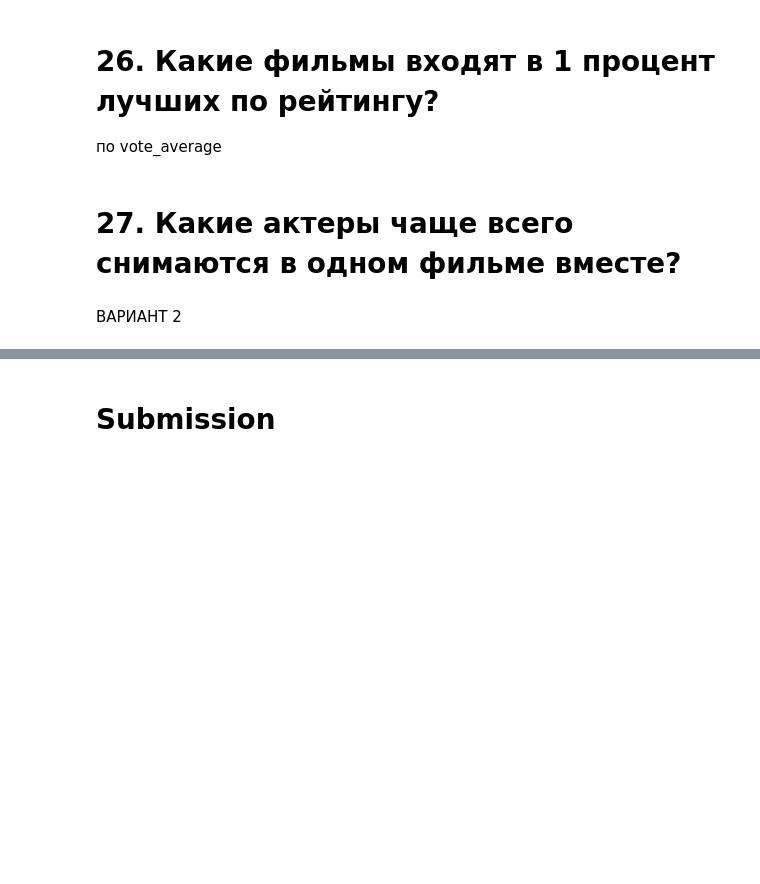
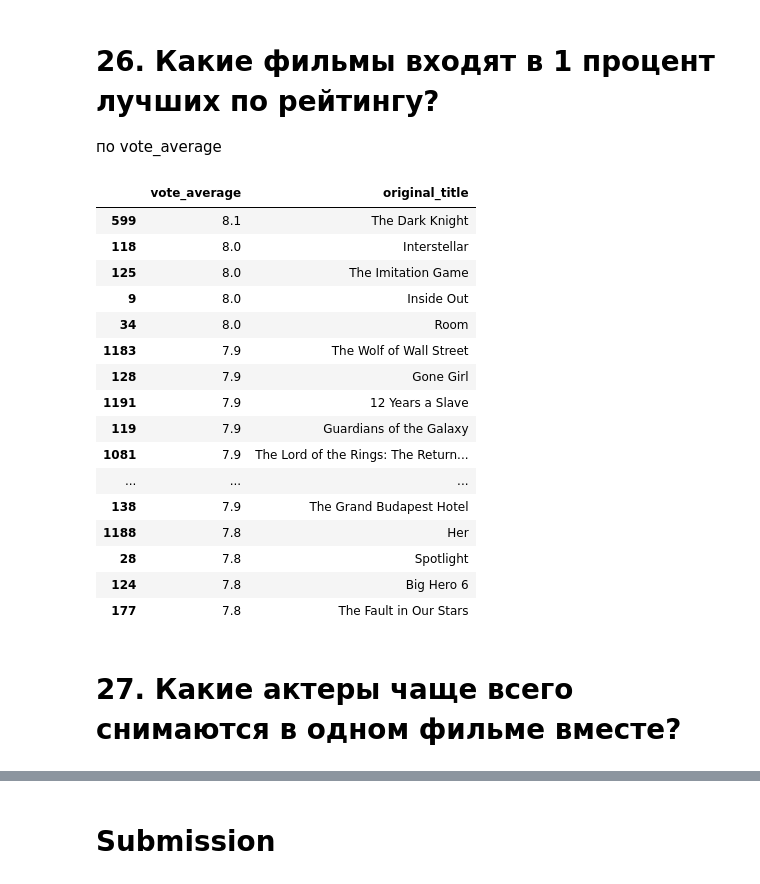
Before and after one commit to mkosterin/dscience, a Jupyter notebook: skillfactory_rds/Movies_IMBD_v4.1_TEMPLATE.ipynb, the cells around one changed output, grey strips where cells are left out. Cells and saved outputs as stored; diff of their text form; code cells hidden in the pictures; blank space fills up the shorter version.

```diff
--- a/who_is_million/Movies_IMBD_v4.1_TEMPLATE.ipynb
+++ b/skillfactory_rds/Movies_IMBD_v4.1_TEMPLATE.ipynb
@@ -440,7 +445,7 @@ Name: profit, dtype: int64
 # %% [markdown]
 # 21. В каком месяце за все годы суммарно вышло больше всего фильмов?
 # %%
-answers['21'] = '9'
+answers['21'] = 'Сентябрь'
 display(data.groupby(['release_month'])[['imdb_id']].count().sort_values(['imdb_id'], ascending = False))
 # %% [output]
 |  | imdb_id |
@@ -467,3 +472,18 @@ display(data[data.release_month.isin(summer_months)].imdb_id.count())
 450
 # %% [markdown]
 # 23. Для какого режиссера зима – самое продуктивное время года?
+# %%
+answers['23'] = 'Peter Jackson'
+winter_months= [12, 1, 2]
+
+df_winter = data[data.release_month.isin(winter_months)]
+
+def cast(df):
+    who = []
+    for i in range(len(df)):
+        for j in df.iloc[i].director.split('|'):
+            who.append(j)
+    who_series = pd.Series(who)
+    return who_series
+
+display(cast(df_winter).value_counts())
@@ -470,2 +503,8 @@ display(data[data.release_month.isin(summer_months)].imdb_id.count())
 # %% [markdown]
 # 24. Какая студия дает самые длинные названия своим фильмам по количеству символов?
+# %%
+answers['24'] = 'Four By Two Productions'
+
+
+
+display(data[data.title_length == data.title_length.max()].production_companies)
@@ -472,2 +514,18 @@ display(data[data.release_month.isin(summer_months)].imdb_id.count())
 # %% [markdown]
 # 25. Описание фильмов какой студии в среднем самые длинные по количеству слов?
+# %%
+answers['25'] = 'Midnight Picture Show'
+
+def longest_mean(df):
+    who = []
+    length = []
+    for i in range(len(df)):
+        for j in df.iloc[i].production_companies.split('|'):
+            who.append(j)
+            length.append(df.iloc[i].overview_length)
+    return pd.DataFrame(list(zip(who, length)), columns = ['who', 'length'])
+
+production_companies_group = longest_mean(data).groupby('who')
+pcgm = production_companies_group.agg({'length': ['mean']})
+pcgm.columns = ['overview_length']
+display(pcgm.sort_values(by=['overview_length'], ascending = False))
@@ -474,7 +547,29 @@ display(data[data.release_month.isin(summer_months)].imdb_id.count())
 # %% [markdown]
 # 26. Какие фильмы входят в 1 процент лучших по рейтингу?
 по vote_average
+# %%
+answers['26'] = 'Inside Out, The Dark Knight, 12 Years a Slave'
+#display(data.vote_average.min())
+#display(data.vote_average.max())
+how_many = data.vote_average.count()
+display(data.sort_values(by=['vote_average'], ascending = False)[['vote_average', 'original_title']].head(int(how_many/100)))
+# %% [output]
+|  | vote_average | original_title |
+| 599 | 8.1 | The Dark Knight |
+| 118 | 8.0 | Interstellar |
+| 125 | 8.0 | The Imitation Game |
+| 9 | 8.0 | Inside Out |
+| 34 | 8.0 | Room |
+| 1183 | 7.9 | The Wolf of Wall Street |
+| 128 | 7.9 | Gone Girl |
+| 1191 | 7.9 | 12 Years a Slave |
+| 119 | 7.9 | Guardians of the Galaxy |
+| 1081 | 7.9 | The Lord of the Rings: The Return... |
+| ... | ... | ... |
+| 138 | 7.9 | The Grand Budapest Hotel |
+| 1188 | 7.8 | Her |
+| 28 | 7.8 | Spotlight |
+| 124 | 7.8 | Big Hero 6 |
+| 177 | 7.8 | The Fault in Our Stars |
 # %% [markdown]
 # 27. Какие актеры чаще всего снимаются в одном фильме вместе?
-# %% [markdown]
-ВАРИАНТ 2
```
Also changed, not shown: parts of 13 cells of this notebook, 2 other files.
